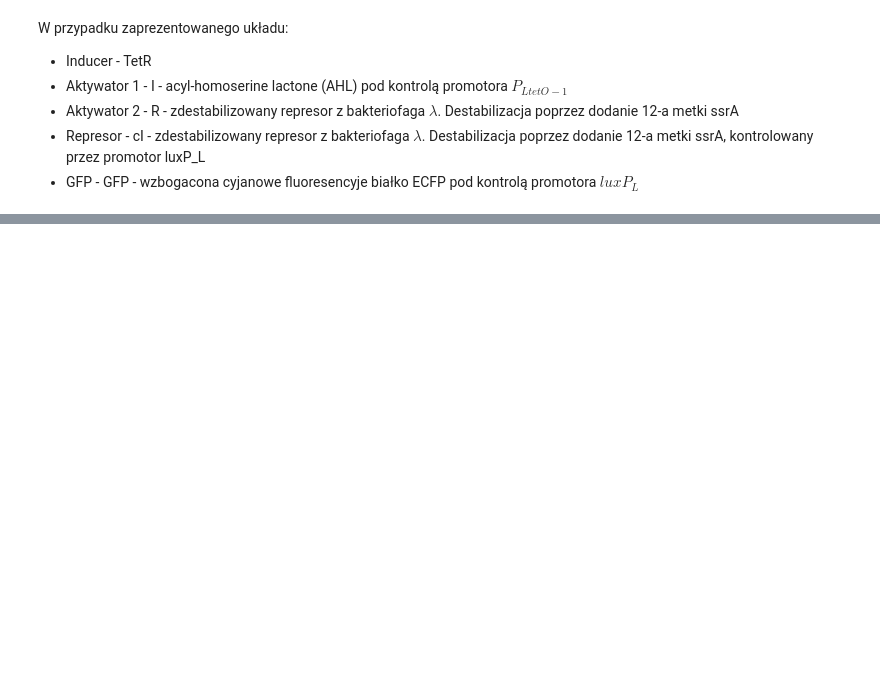
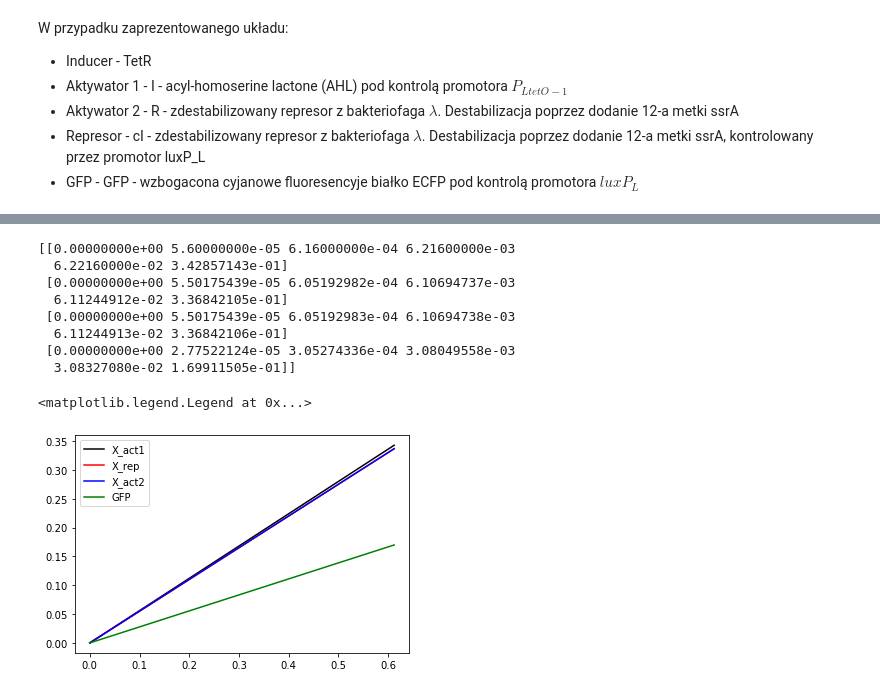
Before and after one commit to cudek/wbbib-biologia-syntetyczna-projekt, a Jupyter notebook: Zielony-fluorescencyjny-generator-impulsów.ipynb, the cells around one changed output, grey strips where cells are left out. Cells and saved outputs as stored; diff of their text form; code cells hidden in the pictures; blank space fills up the shorter version.

```diff
--- a/Zielony-fluorescencyjny-generator-impulsów.ipynb
+++ b/Zielony-fluorescencyjny-generator-impulsów.ipynb
@@ -68,0 +98,46 @@ W przypadku zaprezentowanego układu:
+# %%
+b_ind = 0.56
+b_act1 = 0.56
+K_act1 = 0.01
+b_rep = 0.02
+K_rep = 0.0001
+b_act2 = 0.56
+K_act2 = 0.01
+
+time = np.linspace(0,30)
+
+def model (t, y):
+    X_act1 = b_ind
+    X_rep = b_act1 * X_act1 / (K_act1 + X_act1)
+    X_act2 = b_act1 * X_act1 / (K_act1 + X_act1) + b_rep * K_rep**2 / (K_rep**2 + X_rep**2)
+    X_GFP = b_act2 * X_act2 / (b_act2 + X_act2)
+    return [X_act1,
+           X_rep,
+           X_act2,
+           X_GFP]
+
+solver = solve_ivp(model, time, [0, 0, 0, 0])
+
+print(solver.y)
+t = solver.t
+X_act1, X_rep, X_act2, X_GFP = solver.y
+
+plt.figure(1)
+plt.clf()
+fig, ax = plt.subplots(num=1)
+ax.plot(t, X_act1, 'k-', label='X_act1', color='black')
+ax.plot(t, X_rep, 'k-', label='X_rep', color='red')
+ax.plot(t, X_act2, 'k-', label='X_act2', color='blue')
+ax.plot(t, X_GFP, 'k-', label='GFP', color='green')
+ax.legend(loc='best')
+# %% [output]
+[[0.00000000e+00 5.60000000e-05 6.16000000e-04 6.21600000e-03
+  6.22160000e-02 3.42857143e-01]
+ [0.00000000e+00 5.50175439e-05 6.05192982e-04 6.10694737e-03
+  6.11244912e-02 3.36842105e-01]
+ [0.00000000e+00 5.50175439e-05 6.05192983e-04 6.10694738e-03
+  6.11244913e-02 3.36842106e-01]
+ [0.00000000e+00 2.77522124e-05 3.05274336e-04 3.08049558e-03
+  3.08327080e-02 1.69911505e-01]]
+<matplotlib.legend.Legend at 0x...>
+[figure, added]
```
Also changed, not shown: parts of 3 cells of this notebook.
